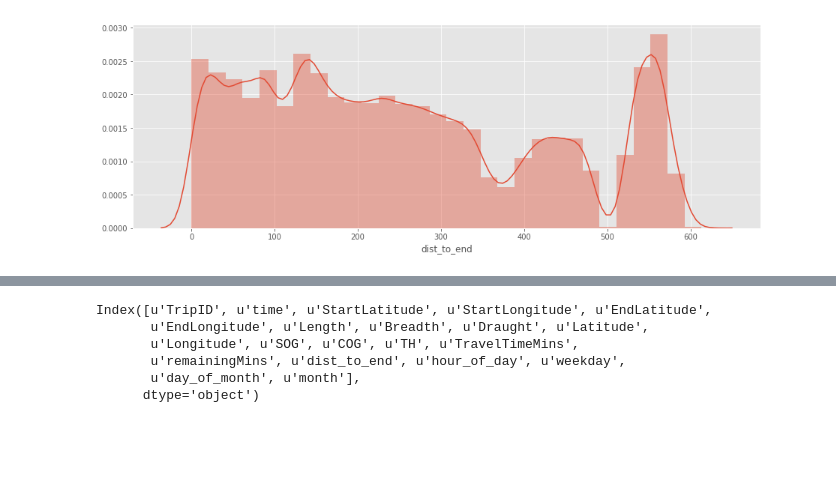
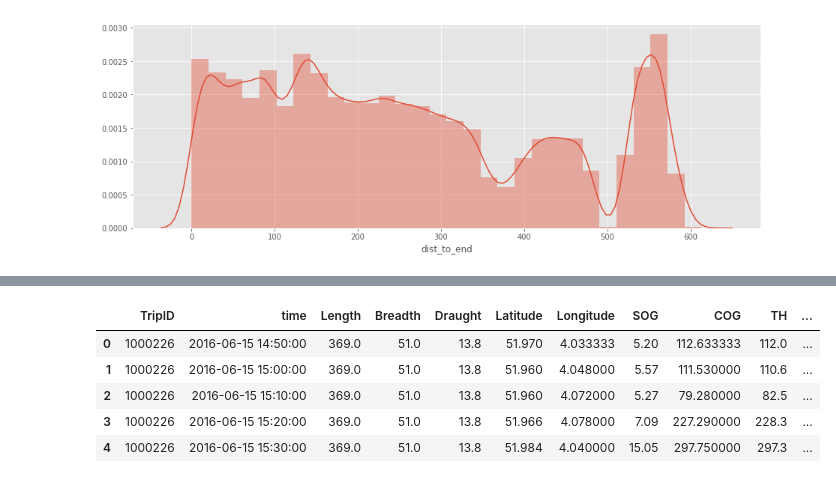
Before and after one commit to jank324/ais-predictor, a Jupyter notebook: data/filter ROT-HAM data.ipynb, the cells around one changed output, grey strips where cells are left out. Cells and saved outputs as stored; diff of their text form; code cells hidden in the pictures; blank space fills up the shorter version.

```diff
--- a/data/filter ROT-HAM data.ipynb
+++ b/data/filter ROT-HAM data.ipynb
@@ -280,9 +291,0 @@ ais_downsampled.head()
-# %%
-ais_downsampled.columns
-# %% [output]
-Index([u'TripID', u'time', u'StartLatitude', u'StartLongitude', u'EndLatitude',
-       u'EndLongitude', u'Length', u'Breadth', u'Draught', u'Latitude',
-       u'Longitude', u'SOG', u'COG', u'TH', u'TravelTimeMins',
-       u'remainingMins', u'dist_to_end', u'hour_of_day', u'weekday',
-       u'day_of_month', u'month'],
-      dtype='object')
@@ -296,0 +292,17 @@ ais_learners.to_pickle('ROT-HAM_learners.pkl')
+# %%
+# Export downsampled to 10 minutes
+ais_downsampled = ais_tfeats.copy()
+ais_downsampled.index = ais_downsampled['time']
+ais_downsampled = ais_downsampled.groupby('TripID').apply(lambda x : x.resample('10T').mean()).reset_index()
+
+ais_learners = ais_downsampled[learners]
+ais_learners = ais_learners.dropna()
+ais_learners.to_pickle('ROT-HAM_learners_10min.pkl')
+ais_learners.head()
+# %% [output]
+|  | TripID | time | Length | Breadth | Draught | Latitude | Longitude | SOG | COG | TH | ... |
+| 0 | 1000226 | 2016-06-15 14:50:00 | 369.0 | 51.0 | 13.8 | 51.970 | 4.033333 | 5.20 | 112.633333 | 112.0 | ... |
+| 1 | 1000226 | 2016-06-15 15:00:00 | 369.0 | 51.0 | 13.8 | 51.960 | 4.048000 | 5.57 | 111.530000 | 110.6 | ... |
+| 2 | 1000226 | 2016-06-15 15:10:00 | 369.0 | 51.0 | 13.8 | 51.960 | 4.072000 | 5.27 | 79.280000 | 82.5 | ... |
+| 3 | 1000226 | 2016-06-15 15:20:00 | 369.0 | 51.0 | 13.8 | 51.966 | 4.078000 | 7.09 | 227.290000 | 228.3 | ... |
+| 4 | 1000226 | 2016-06-15 15:30:00 | 369.0 | 51.0 | 13.8 | 51.984 | 4.040000 | 15.05 | 297.750000 | 297.3 | ... |
```
Also changed, not shown: parts of 13 cells of this notebook, 6 other files.
